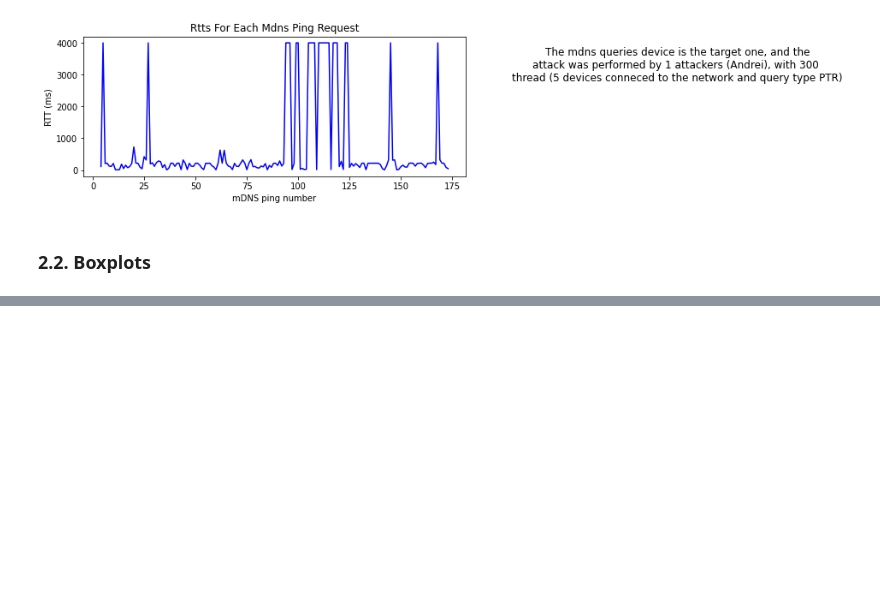
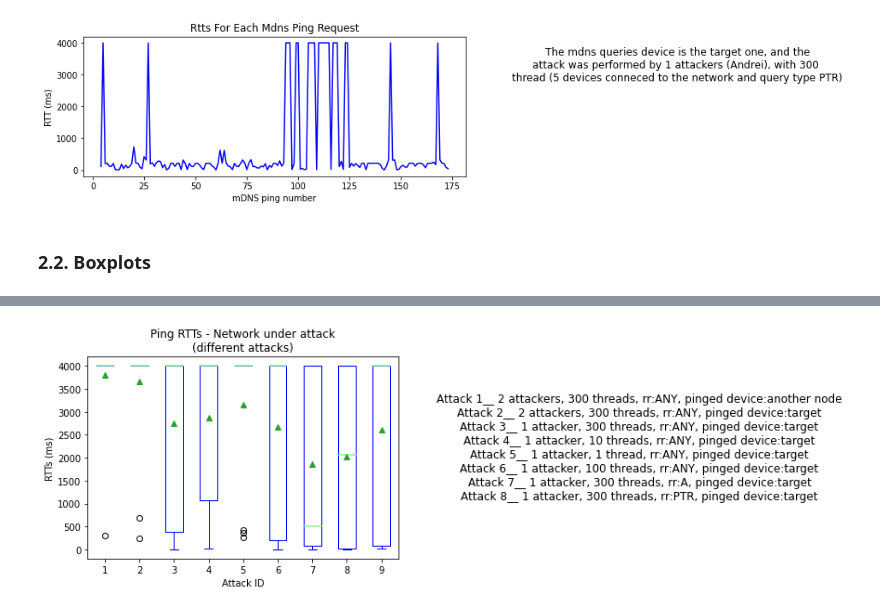
Before and after one commit to aiman-al-masoud/mdns-security, a Jupyter notebook: analysis/main.ipynb, the cells around one changed output, grey strips where cells are left out. Drawn from its saved outputs; the diff is of its cells as text; code cells hidden in the pictures; blank space fills up the shorter version.

Commit message:
mdns boxplots

```diff
--- a/analysis/main.ipynb
+++ b/analysis/main.ipynb
@@ -67,0 +75,5 @@ for filename in os.listdir("./data/mdns"):
+# %%
+""" Boxplot of different attacks mDNS ping RTTs """
+plot_boxplot2("./data/mdns/", mdns=True)
+# %% [output]
+[figure, added]
```
Also changed, not shown: parts of 2 cells of this notebook, 2 other files.
